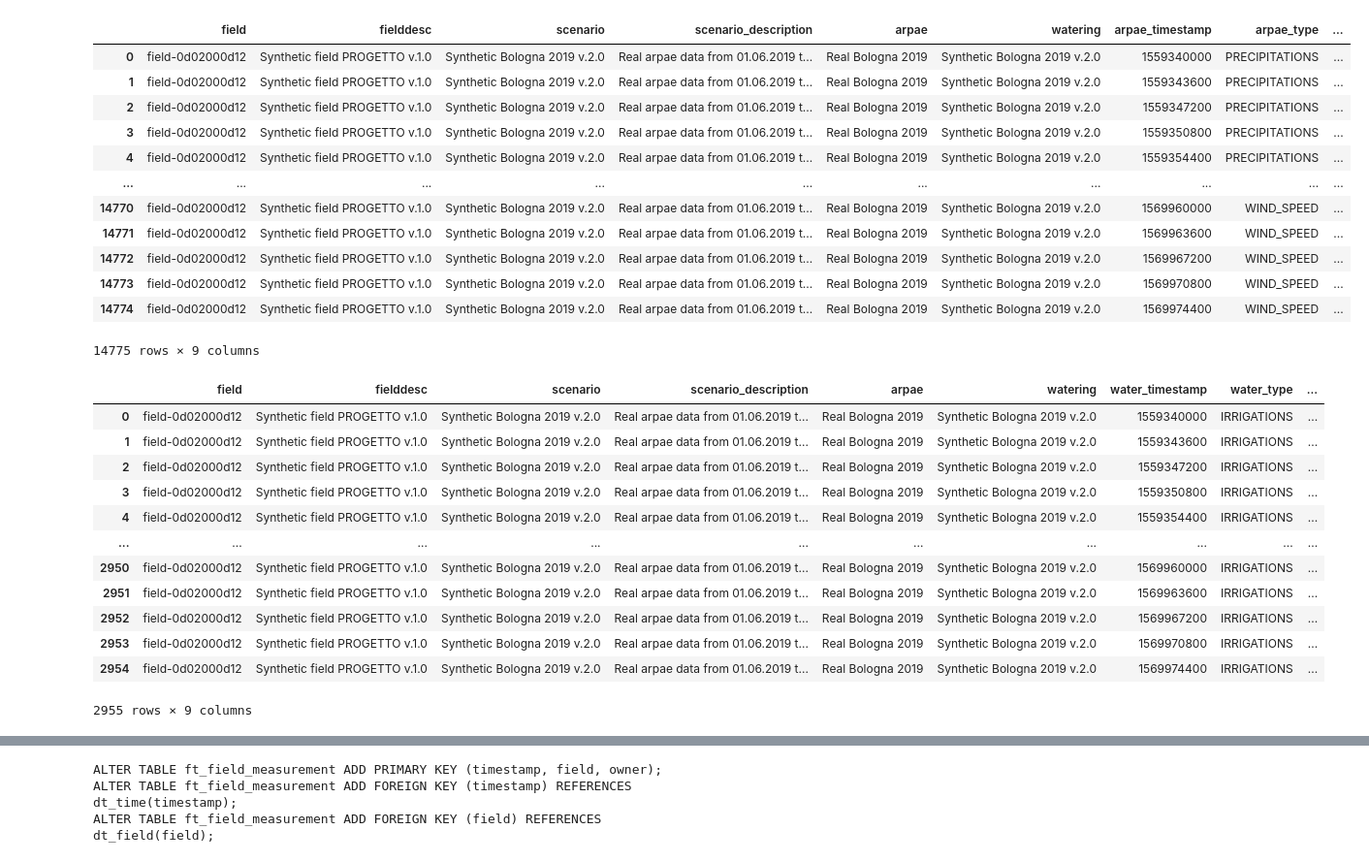
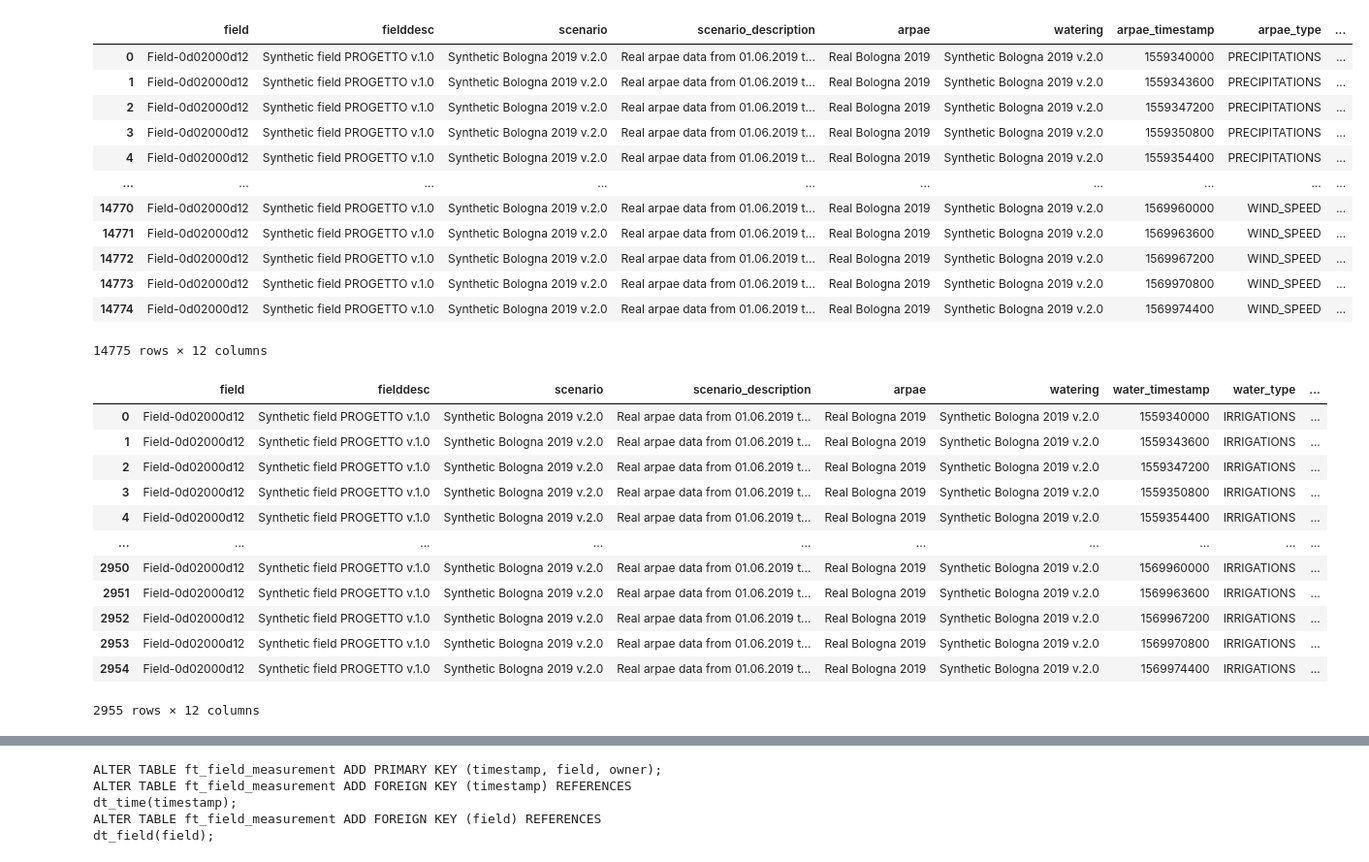
Before and after one commit to w4bo/dataset-watering, a Jupyter notebook: 1_extract_watering_simulation.ipynb, the cells around one changed output, grey strips where cells are left out. Shown: that part at 97% size. Drawn from its saved outputs; the diff is of its cells as text; code cells hidden in the pictures.

```diff
--- a/1_extract_watering_simulation.ipynb
+++ b/1_extract_watering_simulation.ipynb
@@ -54,47 +71,47 @@ df
 # %%
 # SQL query to select all data from the table
 sql_query = f"""
 select * from (
 select
-	'field-' || right(md5(sf.field_name || s."name" || s.description || s.scenario_arpae_name || s.scenario_water_name), 10) as field,
+	'Field-' || right(md5(sf.field_name || s."name" || s.description || s.scenario_arpae_name || s.scenario_water_name), 10) as field,
     sf.field_name as fielddesc, s."name" as scenario, s.description as scenario_description, s.scenario_arpae_name as arpae, s.scenario_water_name as watering,
-	da.unix_timestamp as arpae_timestamp, da.value_type_name as arpae_type, da.value as arpae_value
+	da.unix_timestamp as arpae_timestamp, da.value_type_name as arpae_type, da.value as arpae_value, null as x, null as y, null as z
 from synthetic_field_scenario sf, synthetic_scenario s, synthetic_scenario_arpae_data da
 where sf.scenario_name = s."name" and s.scenario_arpae_name = da.scenario_arpae_name
-) where field = 'field-0d02000d12'
+) where field = 'Field-0d02000d12'
 """
 
 # Use pandas to read the query result into a DataFrame
 df = pd.read_sql(sql_query, engine)
 
 # Now 'df' contains the data from the PostgreSQL table
 df.to_csv('data/weather_ft.csv', index=False)
 df
 # %% [output]
 |  | field | fielddesc | scenario | scenario_description | arpae | watering | arpae_timestamp | arpae_type | ... |
-| 0 | field-0d02000d12 | Synthetic field PROGETTO v.1.0 | Synthetic Bologna 2019 v.2.0 | Real arpae data from 01.06.2019 t... | Real Bologna 2019 | Synthetic Bologna 2019 v.2.0 | 1559340000 | PRECIPITATIONS | ... |
-| 1 | field-0d02000d12 | Synthetic field PROGETTO v.1.0 | Synthetic Bologna 2019 v.2.0 | Real arpae data from 01.06.2019 t... | Real Bologna 2019 | Synthetic Bologna 2019 v.2.0 | 1559343600 | PRECIPITATIONS | ... |
-| 2 | field-0d02000d12 | Synthetic field PROGETTO v.1.0 | Synthetic Bologna 2019 v.2.0 | Real arpae data from 01.06.2019 t... | Real Bologna 2019 | Synthetic Bologna 2019 v.2.0 | 1559347200 | PRECIPITATIONS | ... |
-| 3 | field-0d02000d12 | Synthetic field PROGETTO v.1.0 | Synthetic Bologna 2019 v.2.0 | Real arpae data from 01.06.2019 t... | Real Bologna 2019 | Synthetic Bologna 2019 v.2.0 | 1559350800 | PRECIPITATIONS | ... |
-| 4 | field-0d02000d12 | Synthetic field PROGETTO v.1.0 | Synthetic Bologna 2019 v.2.0 | Real arpae data from 01.06.2019 t... | Real Bologna 2019 | Synthetic Bologna 2019 v.2.0 | 1559354400 | PRECIPITATIONS | ... |
+| 0 | Field-0d02000d12 | Synthetic field PROGETTO v.1.0 | Synthetic Bologna 2019 v.2.0 | Real arpae data from 01.06.2019 t... | Real Bologna 2019 | Synthetic Bologna 2019 v.2.0 | 1559340000 | PRECIPITATIONS | ... |
+| 1 | Field-0d02000d12 | Synthetic field PROGETTO v.1.0 | Synthetic Bologna 2019 v.2.0 | Real arpae data from 01.06.2019 t... | Real Bologna 2019 | Synthetic Bologna 2019 v.2.0 | 1559343600 | PRECIPITATIONS | ... |
+| 2 | Field-0d02000d12 | Synthetic field PROGETTO v.1.0 | Synthetic Bologna 2019 v.2.0 | Real arpae data from 01.06.2019 t... | Real Bologna 2019 | Synthetic Bologna 2019 v.2.0 | 1559347200 | PRECIPITATIONS | ... |
+| 3 | Field-0d02000d12 | Synthetic field PROGETTO v.1.0 | Synthetic Bologna 2019 v.2.0 | Real arpae data from 01.06.2019 t... | Real Bologna 2019 | Synthetic Bologna 2019 v.2.0 | 1559350800 | PRECIPITATIONS | ... |
+| 4 | Field-0d02000d12 | Synthetic field PROGETTO v.1.0 | Synthetic Bologna 2019 v.2.0 | Real arpae data from 01.06.2019 t... | Real Bologna 2019 | Synthetic Bologna 2019 v.2.0 | 1559354400 | PRECIPITATIONS | ... |
 | ... | ... | ... | ... | ... | ... | ... | ... | ... | ... |
-| 14770 | field-0d02000d12 | Synthetic field PROGETTO v.1.0 | Synthetic Bologna 2019 v.2.0 | Real arpae data from 01.06.2019 t... | Real Bologna 2019 | Synthetic Bologna 2019 v.2.0 | 1569960000 | WIND_SPEED | ... |
-| 14771 | field-0d02000d12 | Synthetic field PROGETTO v.1.0 | Synthetic Bologna 2019 v.2.0 | Real arpae data from 01.06.2019 t... | Real Bologna 2019 | Synthetic Bologna 2019 v.2.0 | 1569963600 | WIND_SPEED | ... |
-| 14772 | field-0d02000d12 | Synthetic field PROGETTO v.1.0 | Synthetic Bologna 2019 v.2.0 | Real arpae data from 01.06.2019 t... | Real Bologna 2019 | Synthetic Bologna 2019 v.2.0 | 1569967200 | WIND_SPEED | ... |
-| 14773 | field-0d02000d12 | Synthetic field PROGETTO v.1.0 | Synthetic Bologna 2019 v.2.0 | Real arpae data from 01.06.2019 t... | Real Bologna 2019 | Synthetic Bologna 2019 v.2.0 | 1569970800 | WIND_SPEED | ... |
-| 14774 | field-0d02000d12 | Synthetic field PROGETTO v.1.0 | Synthetic Bologna 2019 v.2.0 | Real arpae data from 01.06.2019 t... | Real Bologna 2019 | Synthetic Bologna 2019 v.2.0 | 1569974400 | WIND_SPEED | ... |
+| 14770 | Field-0d02000d12 | Synthetic field PROGETTO v.1.0 | Synthetic Bologna 2019 v.2.0 | Real arpae data from 01.06.2019 t... | Real Bologna 2019 | Synthetic Bologna 2019 v.2.0 | 1569960000 | WIND_SPEED | ... |
+| 14771 | Field-0d02000d12 | Synthetic field PROGETTO v.1.0 | Synthetic Bologna 2019 v.2.0 | Real arpae data from 01.06.2019 t... | Real Bologna 2019 | Synthetic Bologna 2019 v.2.0 | 1569963600 | WIND_SPEED | ... |
+| 14772 | Field-0d02000d12 | Synthetic field PROGETTO v.1.0 | Synthetic Bologna 2019 v.2.0 | Real arpae data from 01.06.2019 t... | Real Bologna 2019 | Synthetic Bologna 2019 v.2.0 | 1569967200 | WIND_SPEED | ... |
+| 14773 | Field-0d02000d12 | Synthetic field PROGETTO v.1.0 | Synthetic Bologna 2019 v.2.0 | Real arpae data from 01.06.2019 t... | Real Bologna 2019 | Synthetic Bologna 2019 v.2.0 | 1569970800 | WIND_SPEED | ... |
+| 14774 | Field-0d02000d12 | Synthetic field PROGETTO v.1.0 | Synthetic Bologna 2019 v.2.0 | Real arpae data from 01.06.2019 t... | Real Bologna 2019 | Synthetic Bologna 2019 v.2.0 | 1569974400 | WIND_SPEED | ... |
-14775 rows × 9 columns
+14775 rows × 12 columns
 # %%
 # SQL query to select all data from the table
 sql_query = f"""
 select * from (
 select
-	'field-' || right(md5(sf.field_name || s."name" || s.description || s.scenario_arpae_name || s.scenario_water_name), 10) as field,
+	'Field-' || right(md5(sf.field_name || s."name" || s.description || s.scenario_arpae_name || s.scenario_water_name), 10) as field,
     sf.field_name as fielddesc, s."name" as scenario, s.description as scenario_description, s.scenario_arpae_name as arpae, s.scenario_water_name as watering,
-	dw.unix_timestamp as water_timestamp, dw.value_type_name as water_type, dw.value as water_value
+	dw.unix_timestamp as water_timestamp, dw.value_type_name as water_type, dw.value as water_value, null as x, null as y, null as z
 from synthetic_field_scenario sf, synthetic_scenario s, synthetic_scenario_water_data dw
 where sf.scenario_name = s."name" and s.scenario_water_name = dw.scenario_water_name
-) where field = 'field-0d02000d12'
+) where field = 'Field-0d02000d12'
 """
 
 # Use pandas to read the query result into a DataFrame
@@ -105,18 +122,18 @@ df.to_csv('data/irrigation_ft.csv', index=False)
 df
 # %% [output]
 |  | field | fielddesc | scenario | scenario_description | arpae | watering | water_timestamp | water_type | ... |
-| 0 | field-0d02000d12 | Synthetic field PROGETTO v.1.0 | Synthetic Bologna 2019 v.2.0 | Real arpae data from 01.06.2019 t... | Real Bologna 2019 | Synthetic Bologna 2019 v.2.0 | 1559340000 | IRRIGATIONS | ... |
-| 1 | field-0d02000d12 | Synthetic field PROGETTO v.1.0 | Synthetic Bologna 2019 v.2.0 | Real arpae data from 01.06.2019 t... | Real Bologna 2019 | Synthetic Bologna 2019 v.2.0 | 1559343600 | IRRIGATIONS | ... |
-| 2 | field-0d02000d12 | Synthetic field PROGETTO v.1.0 | Synthetic Bologna 2019 v.2.0 | Real arpae data from 01.06.2019 t... | Real Bologna 2019 | Synthetic Bologna 2019 v.2.0 | 1559347200 | IRRIGATIONS | ... |
-| 3 | field-0d02000d12 | Synthetic field PROGETTO v.1.0 | Synthetic Bologna 2019 v.2.0 | Real arpae data from 01.06.2019 t... | Real Bologna 2019 | Synthetic Bologna 2019 v.2.0 | 1559350800 | IRRIGATIONS | ... |
-| 4 | field-0d02000d12 | Synthetic field PROGETTO v.1.0 | Synthetic Bologna 2019 v.2.0 | Real arpae data from 01.06.2019 t... | Real Bologna 2019 | Synthetic Bologna 2019 v.2.0 | 1559354400 | IRRIGATIONS | ... |
+| 0 | Field-0d02000d12 | Synthetic field PROGETTO v.1.0 | Synthetic Bologna 2019 v.2.0 | Real arpae data from 01.06.2019 t... | Real Bologna 2019 | Synthetic Bologna 2019 v.2.0 | 1559340000 | IRRIGATIONS | ... |
+| 1 | Field-0d02000d12 | Synthetic field PROGETTO v.1.0 | Synthetic Bologna 2019 v.2.0 | Real arpae data from 01.06.2019 t... | Real Bologna 2019 | Synthetic Bologna 2019 v.2.0 | 1559343600 | IRRIGATIONS | ... |
+| 2 | Field-0d02000d12 | Synthetic field PROGETTO v.1.0 | Synthetic Bologna 2019 v.2.0 | Real arpae data from 01.06.2019 t... | Real Bologna 2019 | Synthetic Bologna 2019 v.2.0 | 1559347200 | IRRIGATIONS | ... |
+| 3 | Field-0d02000d12 | Synthetic field PROGETTO v.1.0 | Synthetic Bologna 2019 v.2.0 | Real arpae data from 01.06.2019 t... | Real Bologna 2019 | Synthetic Bologna 2019 v.2.0 | 1559350800 | IRRIGATIONS | ... |
+| 4 | Field-0d02000d12 | Synthetic field PROGETTO v.1.0 | Synthetic Bologna 2019 v.2.0 | Real arpae data from 01.06.2019 t... | Real Bologna 2019 | Synthetic Bologna 2019 v.2.0 | 1559354400 | IRRIGATIONS | ... |
 | ... | ... | ... | ... | ... | ... | ... | ... | ... | ... |
-| 2950 | field-0d02000d12 | Synthetic field PROGETTO v.1.0 | Synthetic Bologna 2019 v.2.0 | Real arpae data from 01.06.2019 t... | Real Bologna 2019 | Synthetic Bologna 2019 v.2.0 | 1569960000 | IRRIGATIONS | ... |
-| 2951 | field-0d02000d12 | Synthetic field PROGETTO v.1.0 | Synthetic Bologna 2019 v.2.0 | Real arpae data from 01.06.2019 t... | Real Bologna 2019 | Synthetic Bologna 2019 v.2.0 | 1569963600 | IRRIGATIONS | ... |
-| 2952 | field-0d02000d12 | Synthetic field PROGETTO v.1.0 | Synthetic Bologna 2019 v.2.0 | Real arpae data from 01.06.2019 t... | Real Bologna 2019 | Synthetic Bologna 2019 v.2.0 | 1569967200 | IRRIGATIONS | ... |
-| 2953 | field-0d02000d12 | Synthetic field PROGETTO v.1.0 | Synthetic Bologna 2019 v.2.0 | Real arpae data from 01.06.2019 t... | Real Bologna 2019 | Synthetic Bologna 2019 v.2.0 | 1569970800 | IRRIGATIONS | ... |
-| 2954 | field-0d02000d12 | Synthetic field PROGETTO v.1.0 | Synthetic Bologna 2019 v.2.0 | Real arpae data from 01.06.2019 t... | Real Bologna 2019 | Synthetic Bologna 2019 v.2.0 | 1569974400 | IRRIGATIONS | ... |
+| 2950 | Field-0d02000d12 | Synthetic field PROGETTO v.1.0 | Synthetic Bologna 2019 v.2.0 | Real arpae data from 01.06.2019 t... | Real Bologna 2019 | Synthetic Bologna 2019 v.2.0 | 1569960000 | IRRIGATIONS | ... |
+| 2951 | Field-0d02000d12 | Synthetic field PROGETTO v.1.0 | Synthetic Bologna 2019 v.2.0 | Real arpae data from 01.06.2019 t... | Real Bologna 2019 | Synthetic Bologna 2019 v.2.0 | 1569963600 | IRRIGATIONS | ... |
+| 2952 | Field-0d02000d12 | Synthetic field PROGETTO v.1.0 | Synthetic Bologna 2019 v.2.0 | Real arpae data from 01.06.2019 t... | Real Bologna 2019 | Synthetic Bologna 2019 v.2.0 | 1569967200 | IRRIGATIONS | ... |
+| 2953 | Field-0d02000d12 | Synthetic field PROGETTO v.1.0 | Synthetic Bologna 2019 v.2.0 | Real arpae data from 01.06.2019 t... | Real Bologna 2019 | Synthetic Bologna 2019 v.2.0 | 1569970800 | IRRIGATIONS | ... |
+| 2954 | Field-0d02000d12 | Synthetic field PROGETTO v.1.0 | Synthetic Bologna 2019 v.2.0 | Real arpae data from 01.06.2019 t... | Real Bologna 2019 | Synthetic Bologna 2019 v.2.0 | 1569974400 | IRRIGATIONS | ... |
-2955 rows × 9 columns
+2955 rows × 12 columns
 # %%
 def read_df(file):
     sdf = pd.read_csv(file)
```
Also changed, not shown: parts of 9 cells of this notebook, 4 other files.
